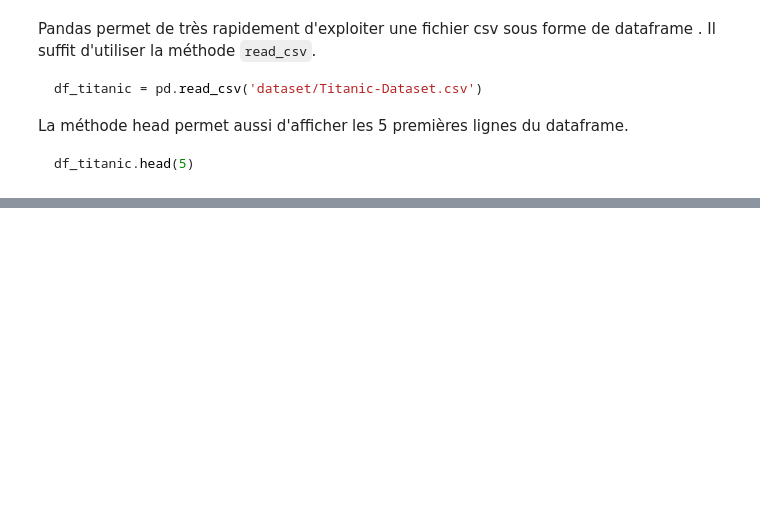
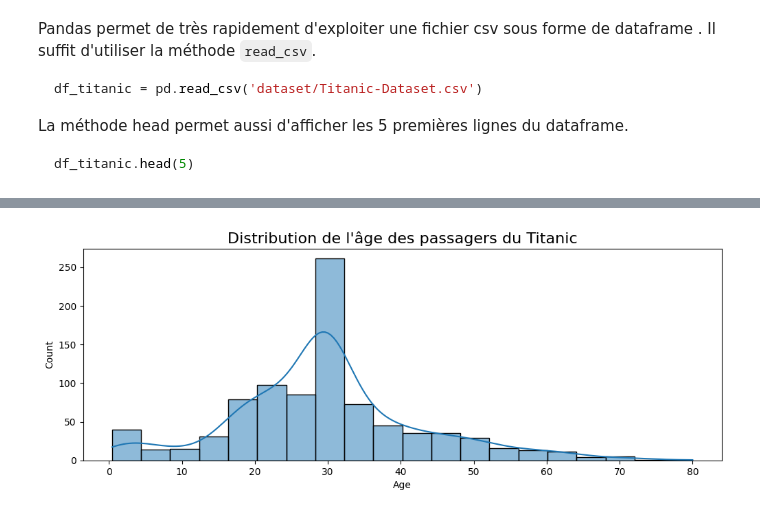
Before and after one commit to logan974/DataCupChallengeLoganFork, a Jupyter notebook: MasterClass_2/Cours2.ipynb, the cells around one changed output, grey strips where cells are left out. Drawn from its saved outputs; the diff is of its cells as text; code cells hidden in the pictures; blank space fills up the shorter version.

```diff
--- a/MasterClass_2/Cours2.ipynb
+++ b/MasterClass_2/Cours2.ipynb
@@ -533,0 +630,3 @@ df_titanic.head(5)
+# %%
+df_titanic.drop(columns=["Cabin"], inplace=True)
+df_titanic["Age"].fillna(df_titanic["Age"].mean(), inplace=True)
@@ -533,0 +720,17 @@ df_titanic.head(5)
+# %%
+import seaborn as sns
+import matplotlib.pyplot as plt
+
+# Je précise la taille de ma figure
+plt.figure(figsize=(12, 4))
+
+# Créer un histogramme des âges des passagers
+sns.histplot(df_titanic['Age'], bins=20, kde=True)
+
+# Je donne un titre à mon graphique
+plt.title("Distribution de l'âge des passagers du Titanic", fontsize=16)
+
+# Afficher le graphique
+plt.show()
+# %% [output]
+[figure, added]
```
Also changed, not shown: parts of 14 cells of this notebook, 1 other file.
